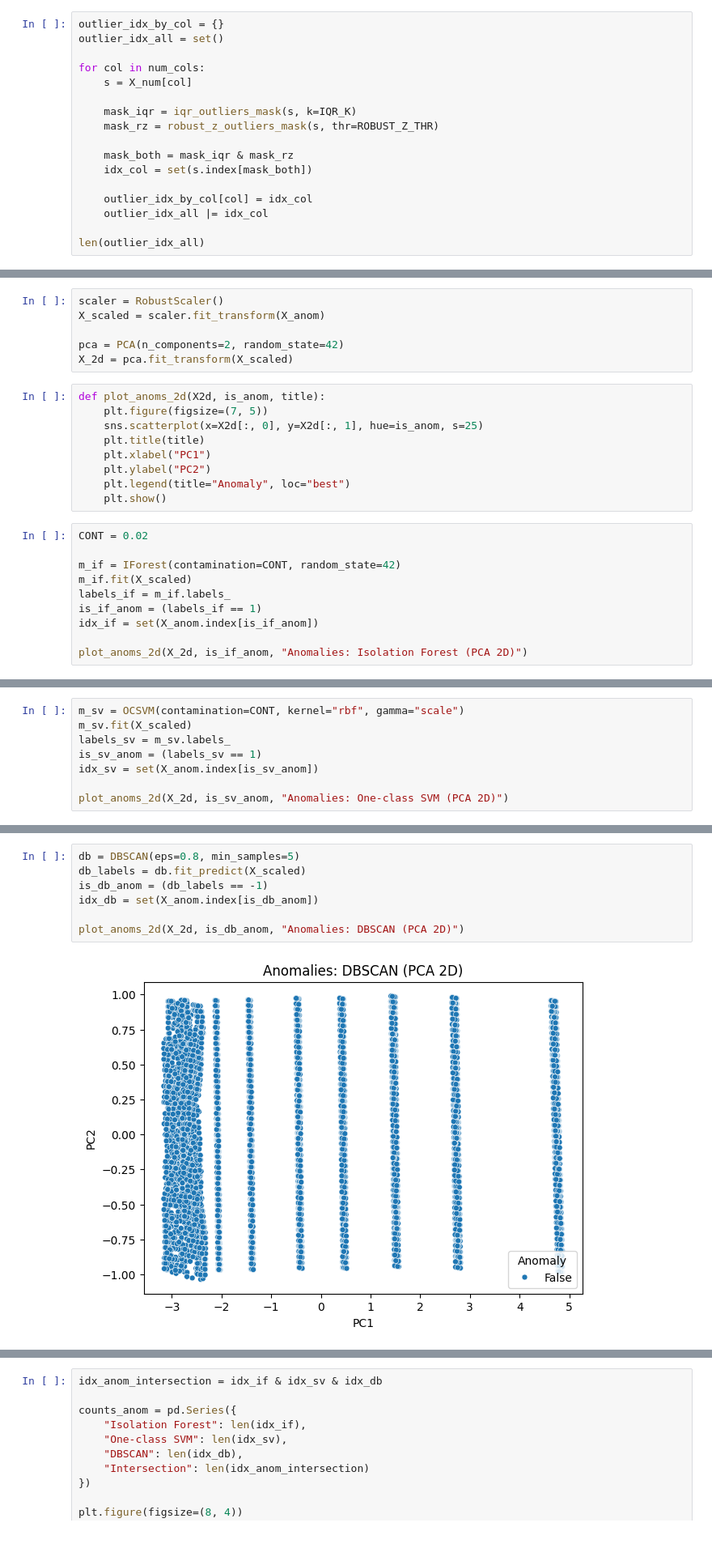
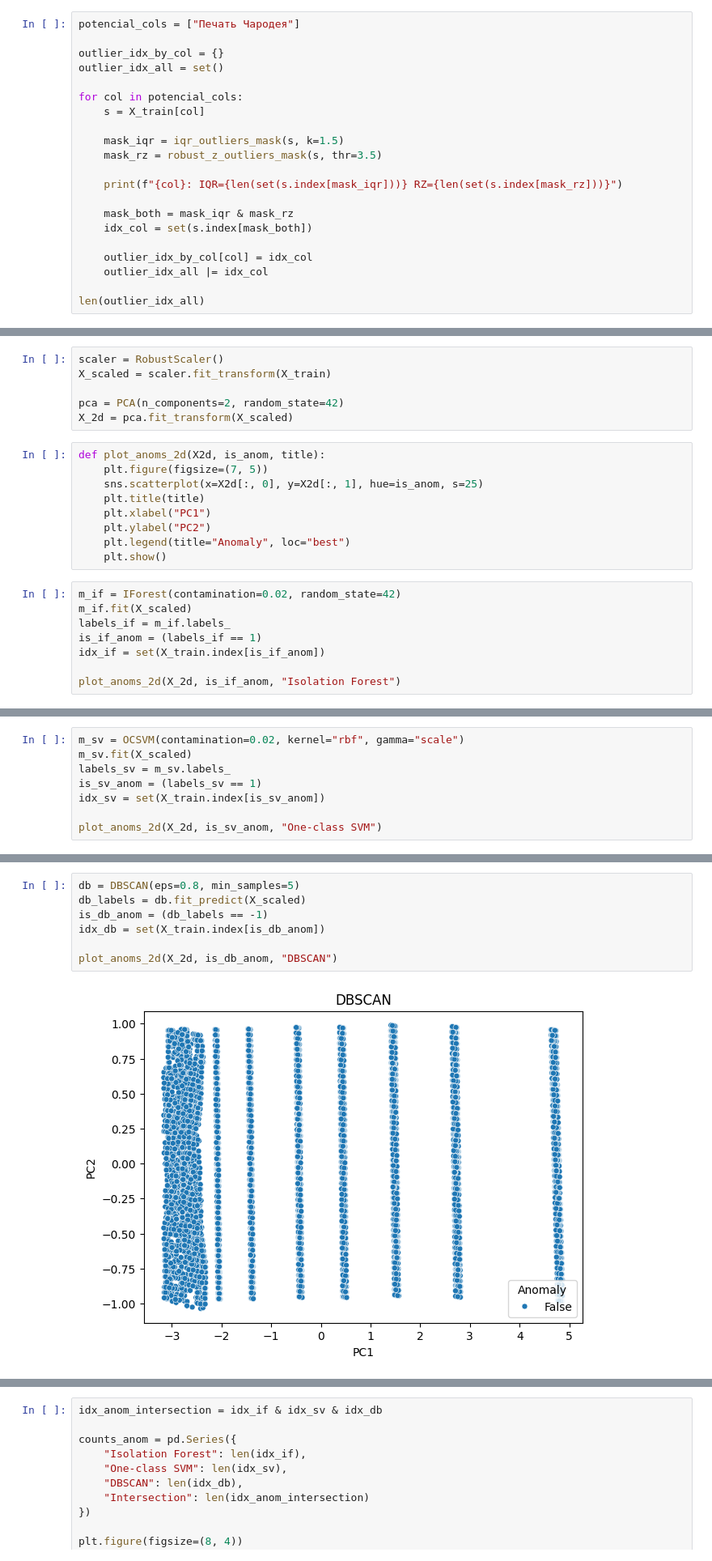
Before and after one commit to Vaiforo/practi5, a Jupyter notebook: labworks.ipynb, the cells around one changed output, grey strips where cells are left out. Shown at 81% size. Saved outputs shown, nothing was run; the diff lists cells and outputs as text.

```diff
--- a/labworks.ipynb
+++ b/labworks.ipynb
@@ -1103,14 +1101,18 @@ def robust_z_outliers_mask(s: pd.Series, thr: float = 3.5) -> pd.Series:
     rz = 0.6745 * (s - med) / mad
     return rz.abs() > thr
 # %%
+potencial_cols = ["Печать Чародея"]
+
 outlier_idx_by_col = {}
 outlier_idx_all = set()
 
-for col in num_cols:
-    s = X_num[col]
+for col in potencial_cols:
+    s = X_train[col]
 
-    mask_iqr = iqr_outliers_mask(s, k=IQR_K)
-    mask_rz = robust_z_outliers_mask(s, thr=ROBUST_Z_THR)
+    mask_iqr = iqr_outliers_mask(s, k=1.5)
+    mask_rz = robust_z_outliers_mask(s, thr=3.5)
+
+    print(f"{col}: IQR={len(set(s.index[mask_iqr]))} RZ={len(set(s.index[mask_rz]))}")
 
     mask_both = mask_iqr & mask_rz
     idx_col = set(s.index[mask_both])
@@ -1161,6 +1234,6 @@ X_anom = X_train_no_outliers[num_cols].copy()
 # %%
 scaler = RobustScaler()
-X_scaled = scaler.fit_transform(X_anom)
+X_scaled = scaler.fit_transform(X_train)
 
 pca = PCA(n_components=2, random_state=42)
 X_2d = pca.fit_transform(X_scaled)
@@ -1174,13 +1247,11 @@ def plot_anoms_2d(X2d, is_anom, title):
     plt.legend(title="Anomaly", loc="best")
     plt.show()
 # %%
-CONT = 0.02
-
-m_if = IForest(contamination=CONT, random_state=42)
+m_if = IForest(contamination=0.02, random_state=42)
 m_if.fit(X_scaled)
 labels_if = m_if.labels_
 is_if_anom = (labels_if == 1)
-idx_if = set(X_anom.index[is_if_anom])
+idx_if = set(X_train.index[is_if_anom])
 
-plot_anoms_2d(X_2d, is_if_anom, "Anomalies: Isolation Forest (PCA 2D)")
+plot_anoms_2d(X_2d, is_if_anom, "Isolation Forest")
 # %% [output]
@@ -1188,9 +1261,9 @@ plot_anoms_2d(X_2d, is_if_anom, "Anomalies: Isolation Forest (PCA 2D)")
 # %%
-m_sv = OCSVM(contamination=CONT, kernel="rbf", gamma="scale")
+m_sv = OCSVM(contamination=0.02, kernel="rbf", gamma="scale")
 m_sv.fit(X_scaled)
 labels_sv = m_sv.labels_
 is_sv_anom = (labels_sv == 1)
-idx_sv = set(X_anom.index[is_sv_anom])
+idx_sv = set(X_train.index[is_sv_anom])
 
-plot_anoms_2d(X_2d, is_sv_anom, "Anomalies: One-class SVM (PCA 2D)")
+plot_anoms_2d(X_2d, is_sv_anom, "One-class SVM")
 # %% [output]
@@ -1198,9 +1273,9 @@ plot_anoms_2d(X_2d, is_sv_anom, "Anomalies: One-class SVM (PCA 2D)")
 # %%
 db = DBSCAN(eps=0.8, min_samples=5)
 db_labels = db.fit_predict(X_scaled)
 is_db_anom = (db_labels == -1)
-idx_db = set(X_anom.index[is_db_anom])
+idx_db = set(X_train.index[is_db_anom])
 
-plot_anoms_2d(X_2d, is_db_anom, "Anomalies: DBSCAN (PCA 2D)")
+plot_anoms_2d(X_2d, is_db_anom, "DBSCAN")
 # %% [output]
-[figure, old version]
+[figure, new version]
```
Also changed, not shown: parts of 24 cells of this notebook.
